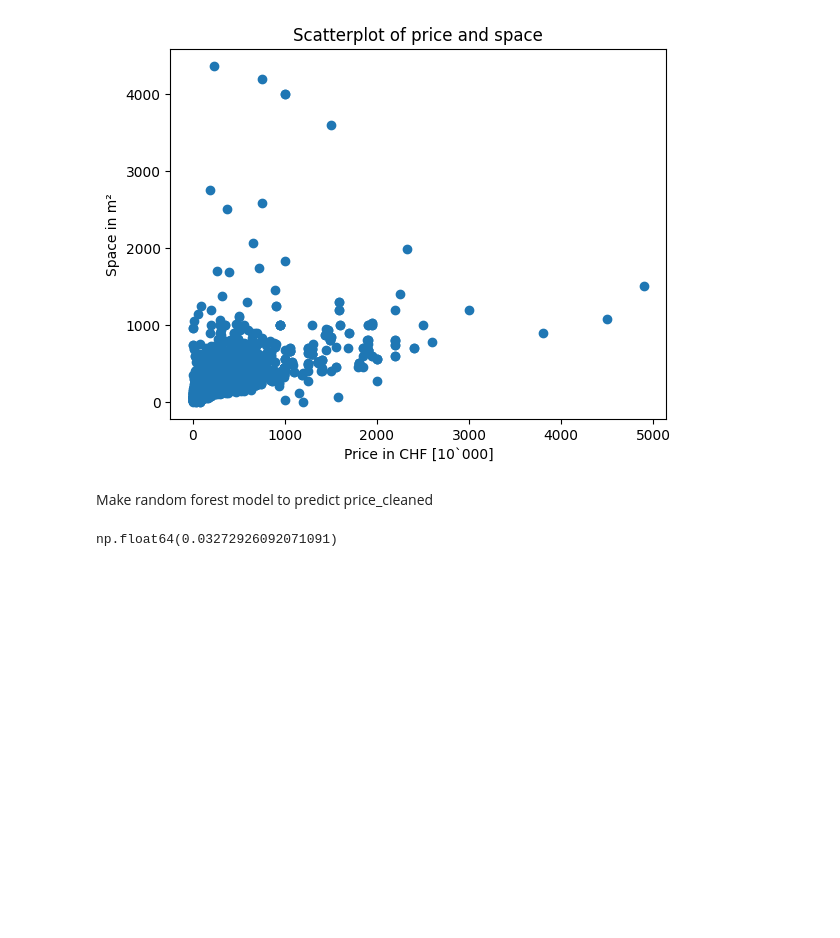
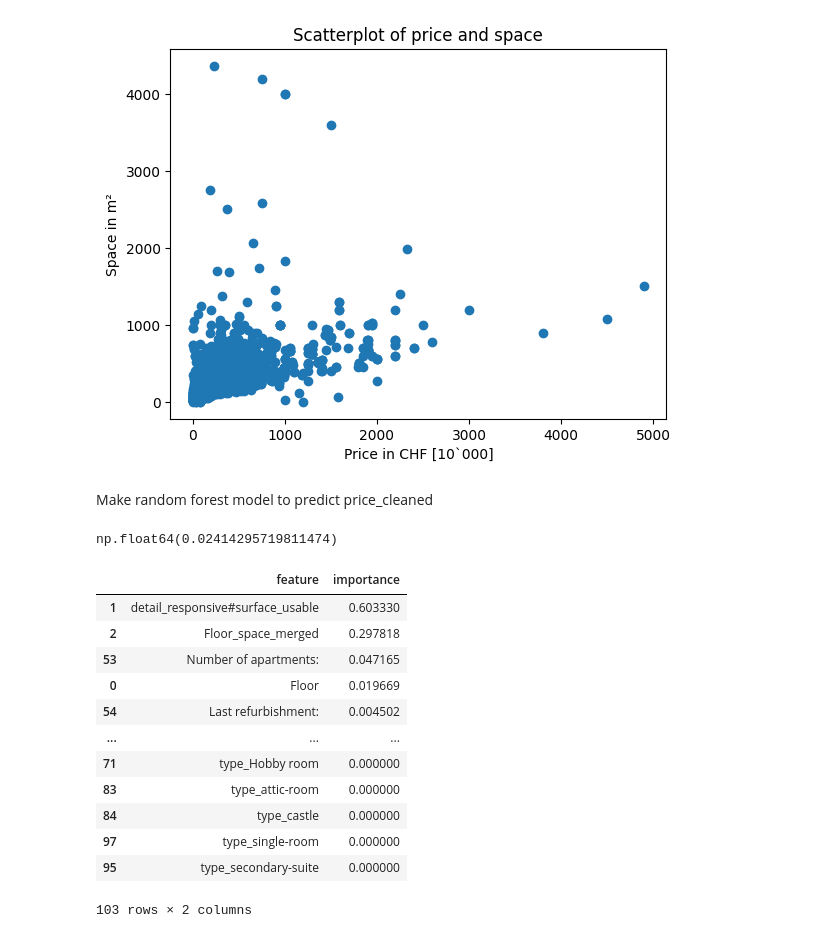
Before and after one commit to staldenhoefler/immo_challenge, a Jupyter notebook: notebooks/EDA_dsa.ipynb, the cells around one changed output. Saved outputs shown, nothing was run; the diff lists cells and outputs as text; code cells hidden in the pictures; blank space fills up the shorter version.

```diff
--- a/notebooks/EDA_dsa.ipynb
+++ b/notebooks/EDA_dsa.ipynb
@@ -466,8 +466,8 @@ from sklearn.model_selection import train_test_split
 # use mape as metric
 from sklearn.metrics import mean_absolute_percentage_error
 
-X = df_clean.drop(columns=['price_cleaned'])
-y = df_clean['price_cleaned']
+X = df_cleaned.drop(columns=['price_cleaned'])
+y = df_cleaned['price_cleaned']
 X_train, X_test, y_train, y_test = train_test_split(X, y, test_size=0.2, random_state=42)
 
 model = RandomForestRegressor()
@@ -477,7 +477,28 @@ y_pred = model.predict(X_test)
 mape = mean_absolute_percentage_error(y_test, y_pred)
 mape
 # %% [output]
-np.float64(0.03272926092071091)
+np.float64(0.02414295719811474)
+# %%
+# show feature importance with names
+feature_importance = model.feature_importances_
+feature_names = X.columns
+feature_importance_df = pd.DataFrame({'feature': feature_names, 'importance': feature_importance})
+feature_importance_df = feature_importance_df.sort_values(by='importance', ascending=False)
+feature_importance_df
+# %% [output]
+|  | feature | importance |
+| 1 | detail_responsive#surface_usable | 0.603330 |
+| 2 | Floor_space_merged | 0.297818 |
+| 53 | Number of apartments: | 0.047165 |
+| 0 | Floor | 0.019669 |
+| 54 | Last refurbishment: | 0.004502 |
+| ... | ... | ... |
+| 71 | type_Hobby room | 0.000000 |
+| 83 | type_attic-room | 0.000000 |
+| 84 | type_castle | 0.000000 |
+| 97 | type_single-room | 0.000000 |
+| 95 | type_secondary-suite | 0.000000 |
+103 rows × 2 columns
 # %%
 from src.dataPipeline import DataPipeline as DataPipeline
 from sklearn.impute import KNNImputer
```
Also changed, not shown: parts of 3 cells of this notebook.
